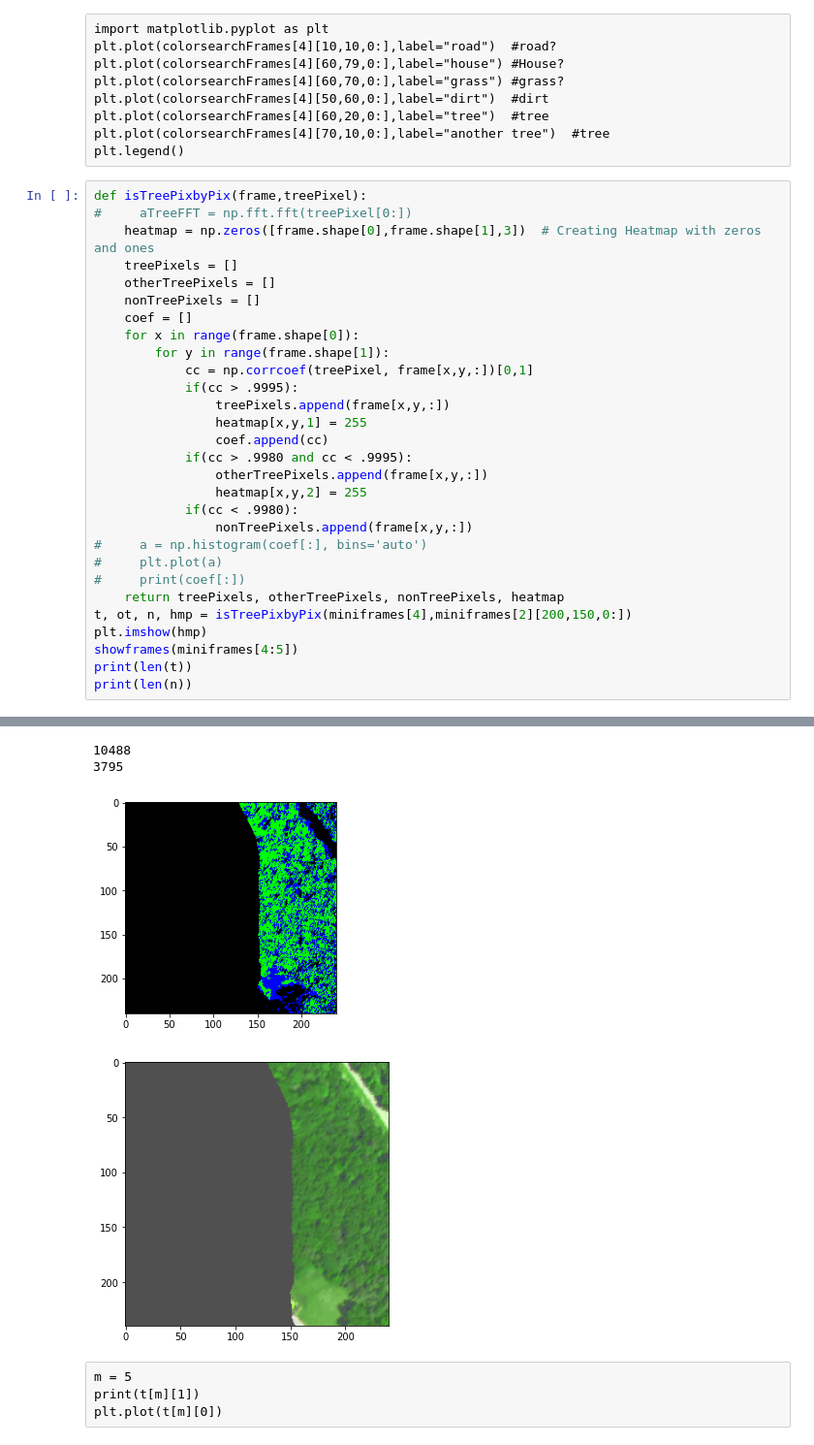
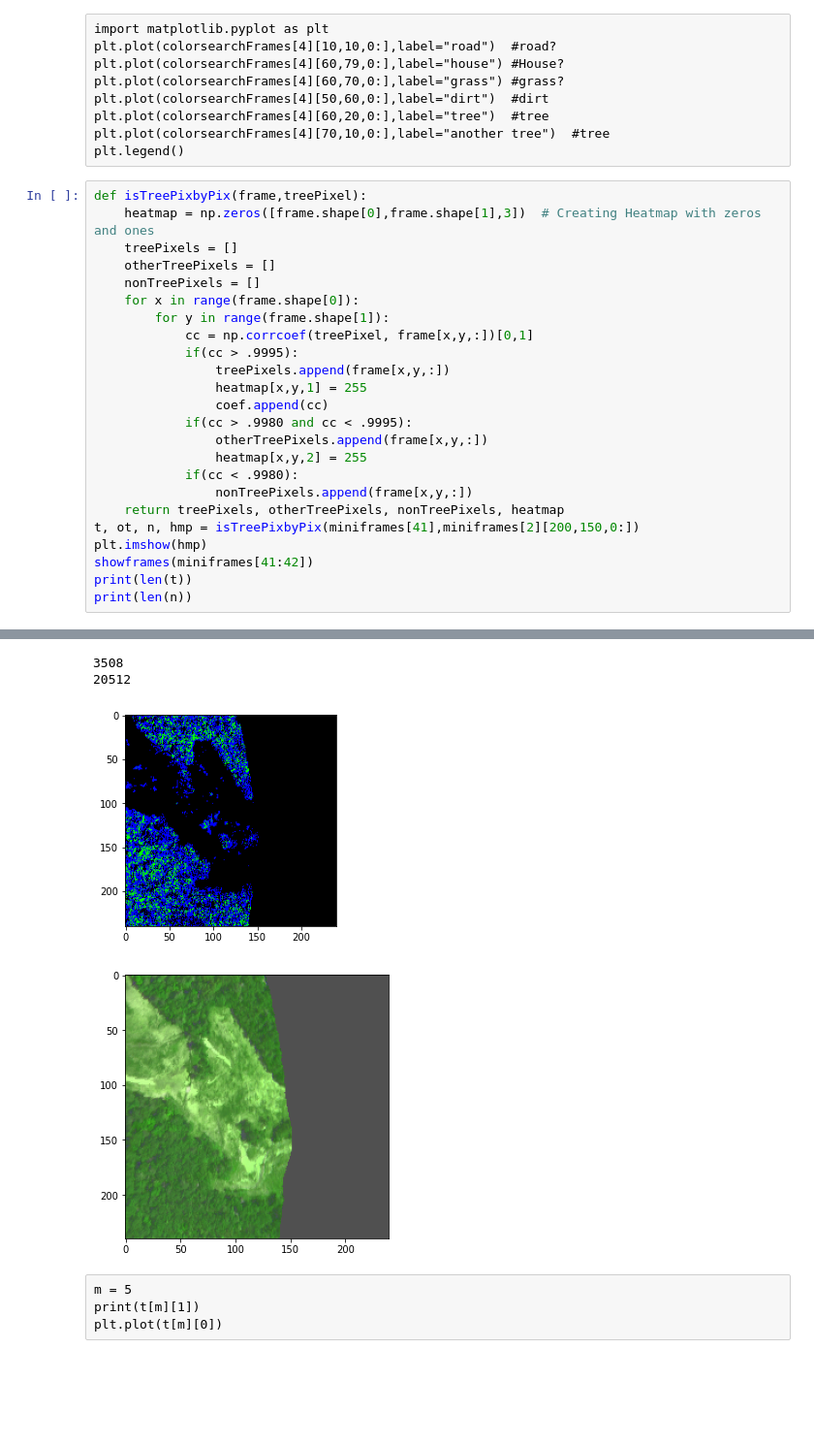
Before and after one commit to KopiousKarp/UD_ELEG404_TreeProject, a Jupyter notebook: DataMining.ipynb, the cells around one changed output, grey strips where cells are left out. Shown at 97% size. Cells and saved outputs as stored; diff of their text form; blank space fills up the shorter version.

```diff
--- a/DataMining.ipynb
+++ b/DataMining.ipynb
@@ -181,39 +181,34 @@ plt.plot(colorsearchFrames[4][70,10,0:],label="another tree")  #tree
 plt.legend()
 # %%
 def isTreePixbyPix(frame,treePixel):
-#     aTreeFFT = np.fft.fft(treePixel[0:])
     heatmap = np.zeros([frame.shape[0],frame.shape[1],3])  # Creating Heatmap with zeros and ones
     treePixels = []
     otherTreePixels = []
     nonTreePixels = []
-    coef = []
     for x in range(frame.shape[0]):
         for y in range(frame.shape[1]):
             cc = np.corrcoef(treePixel, frame[x,y,:])[0,1]
             if(cc > .9995):
                 treePixels.append(frame[x,y,:])
                 heatmap[x,y,1] = 255
                 coef.append(cc)
             if(cc > .9980 and cc < .9995):
                 otherTreePixels.append(frame[x,y,:])
                 heatmap[x,y,2] = 255
             if(cc < .9980):
                 nonTreePixels.append(frame[x,y,:])
-#     a = np.histogram(coef[:], bins='auto')
-#     plt.plot(a)
-#     print(coef[:])
     return treePixels, otherTreePixels, nonTreePixels, heatmap
-t, ot, n, hmp = isTreePixbyPix(miniframes[4],miniframes[2][200,150,0:])
+t, ot, n, hmp = isTreePixbyPix(miniframes[41],miniframes[2][200,150,0:])
 plt.imshow(hmp)
-showframes(miniframes[4:5])
+showframes(miniframes[41:42])
 print(len(t))
 print(len(n))
 # %% [output]
 Clipping input data to the valid range for imshow with RGB data ([0..1] for floats or [0..255] for integers).
-10488
-3795
+3508
+20512
-[figure, old version]
+[figure, new version]
-[figure, old version]
+[figure, new version]
 # %% [raw]
 m = 5
 print(t[m][1])
```
Also changed, not shown: parts of 3 cells of this notebook, 7 other files.
